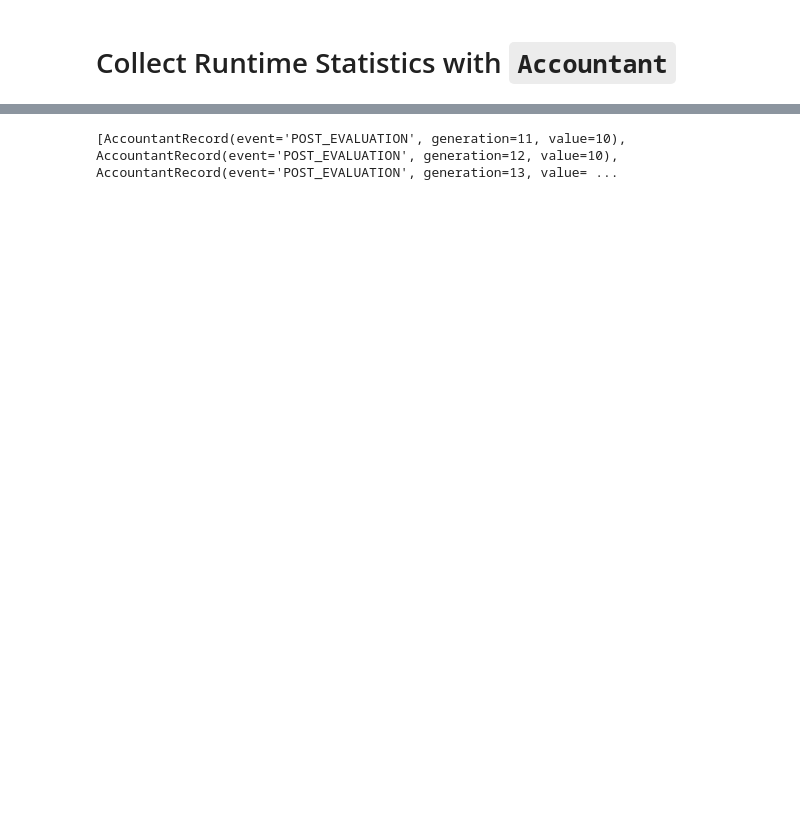
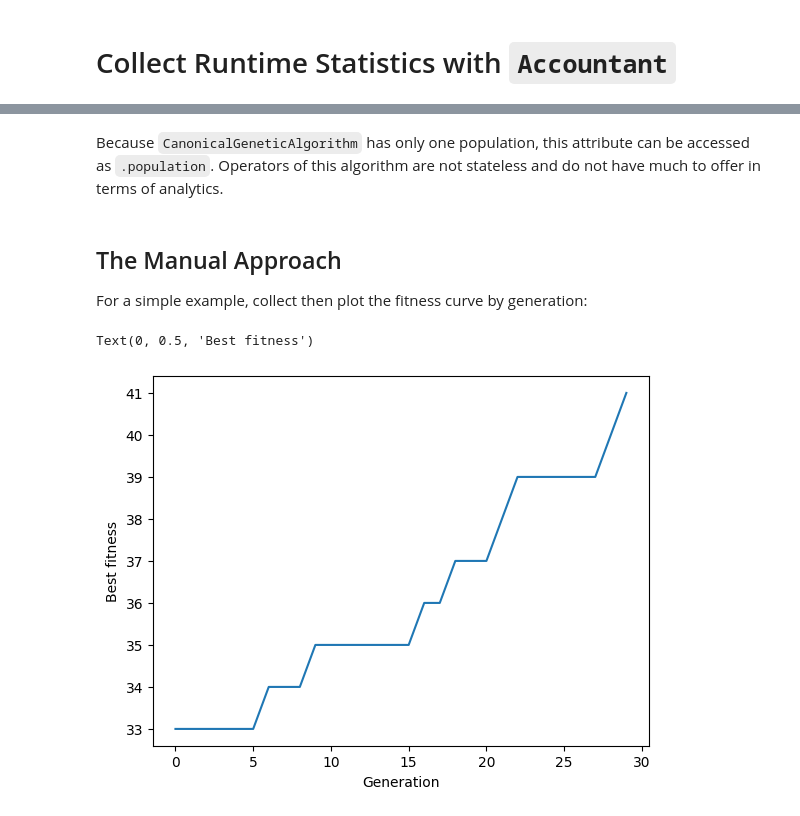
Before and after one commit to lyodine/evokit, a Jupyter notebook: docs/source/guides/examples/accountant.ipynb, the cells around one changed output, grey strips where cells are left out. Cells and saved outputs as stored; diff of their text form; code cells hidden in the pictures; blank space fills up the shorter version.

Commit message:
doc(evokit): Update documentation; update accountant tutorial

```diff
--- a/docs/source/guides/examples/accountant.ipynb
+++ b/docs/source/guides/examples/accountant.ipynb
@@ -35,4 +43,0 @@ Population is ['[0, 1, 1, 1, 1, 0, 1, 0, 1, 1, 1, 0, 0, 0, 0, 0, 0, 1, 1, 1, 0,
-# %%
-for _ in range(NUMBER_STEPS):
-    ctrl.step()
-    print(f"Best individual is {ctrl.population.best()}")
@@ -80,13 +44,5 @@ Because the `Accountant` is registered after generation 10, it only begins to co
-# %%
-from evokit.core.accountant import Accountant
-
-acc1 = Accountant(handlers={"POST_EVALUATION": lambda x: len(x.population)})
-
-ctrl.register(acc1)
-
-for _ in range(NUMBER_STEPS):
-    ctrl.step()
-# %%
-print(acc1.publish())
-# %% [output]
-[AccountantRecord(event='POST_EVALUATION', generation=11, value=10), AccountantRecord(event='POST_EVALUATION', generation=12, value=10), AccountantRecord(event='POST_EVALUATION', generation=13, value= ...
+# %% [markdown]
+Because `CanonicalGeneticAlgorithm` has only one population,
+this attribute can be accessed as `.population`. Operators of
+this algorithm are not stateless and do not have much to offer
+in terms of analytics.
@@ -92,0 +51,20 @@ print(acc1.publish())
+# %% [markdown]
+## The Manual Approach
+
+For a simple example, collect then plot the fitness curve by generation:
+# %%
+STEP_COUNT: int = 30
+
+algo = make_algo()
+best_fitnesses: list[float] = []
+
+for _ in range(STEP_COUNT):
+    algo.step()
+    best_fitnesses.append(algo.population.best().fitness[0])
+# %%
+plt.plot(range(STEP_COUNT), best_fitnesses)  #type: ignore[reportUnknownMemberType]
+plt.xlabel("Generation")  #type: ignore[reportUnknownMemberType]
+plt.ylabel("Best fitness")  #type: ignore[reportUnknownMemberType]
+# %% [output]
+Text(0, 0.5, 'Best fitness')
+[figure, added]
```
Also changed, not shown: parts of 20 cells of this notebook, 13 other files.
